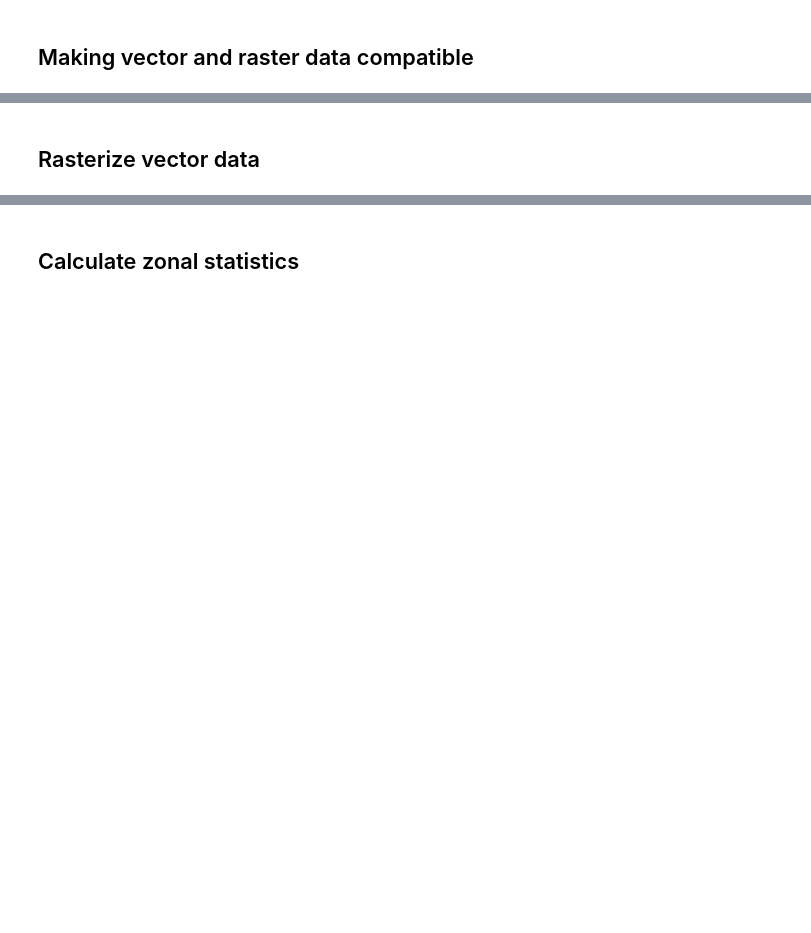
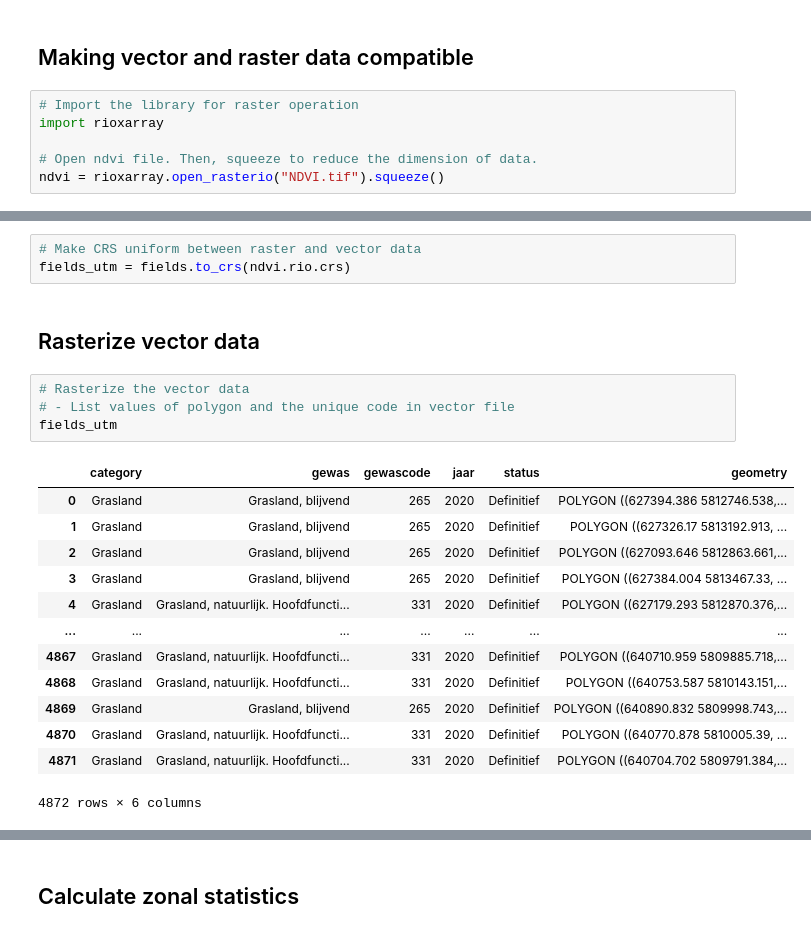
Before and after one commit to bhawiyuga/workshop-python-geospatial, a Jupyter notebook: zonal-statistics.ipynb, the cells around one changed output, grey strips where cells are left out. Saved outputs shown, nothing was run; the diff lists cells and outputs as text; blank space fills up the shorter version.

```diff
--- a/zonal-statistics.ipynb
+++ b/zonal-statistics.ipynb
@@ -14,3 +12,9 @@
   2. NDVI.tif
 # %% [markdown]
 ## Making vector and raster data compatible
+# %%
+# Import the library for raster operation
+import rioxarray
+
+# Open ndvi file. Then, squeeze to reduce the dimension of data.
+ndvi = rioxarray.open_rasterio("NDVI.tif").squeeze()
@@ -17,2 +61,23 @@
+# %%
+# Make CRS uniform between raster and vector data
+fields_utm = fields.to_crs(ndvi.rio.crs)
 # %% [markdown]
 ## Rasterize vector data
+# %%
+# Rasterize the vector data
+# - List values of polygon and the unique code in vector file
+fields_utm
+# %% [output]
+|  | category | gewas | gewascode | jaar | status | geometry |
+| 0 | Grasland | Grasland, blijvend | 265 | 2020 | Definitief | POLYGON ((627394.386 5812746.538,... |
+| 1 | Grasland | Grasland, blijvend | 265 | 2020 | Definitief | POLYGON ((627326.17 5813192.913, ... |
+| 2 | Grasland | Grasland, blijvend | 265 | 2020 | Definitief | POLYGON ((627093.646 5812863.661,... |
+| 3 | Grasland | Grasland, blijvend | 265 | 2020 | Definitief | POLYGON ((627384.004 5813467.33, ... |
+| 4 | Grasland | Grasland, natuurlijk. Hoofdfuncti... | 331 | 2020 | Definitief | POLYGON ((627179.293 5812870.376,... |
+| ... | ... | ... | ... | ... | ... | ... |
+| 4867 | Grasland | Grasland, natuurlijk. Hoofdfuncti... | 331 | 2020 | Definitief | POLYGON ((640710.959 5809885.718,... |
+| 4868 | Grasland | Grasland, natuurlijk. Hoofdfuncti... | 331 | 2020 | Definitief | POLYGON ((640753.587 5810143.151,... |
+| 4869 | Grasland | Grasland, blijvend | 265 | 2020 | Definitief | POLYGON ((640890.832 5809998.743,... |
+| 4870 | Grasland | Grasland, natuurlijk. Hoofdfuncti... | 331 | 2020 | Definitief | POLYGON ((640770.878 5810005.39, ... |
+| 4871 | Grasland | Grasland, natuurlijk. Hoofdfuncti... | 331 | 2020 | Definitief | POLYGON ((640704.702 5809791.384,... |
+4872 rows × 6 columns
```
Also changed, not shown: parts of 16 cells of this notebook, 1 other file.
